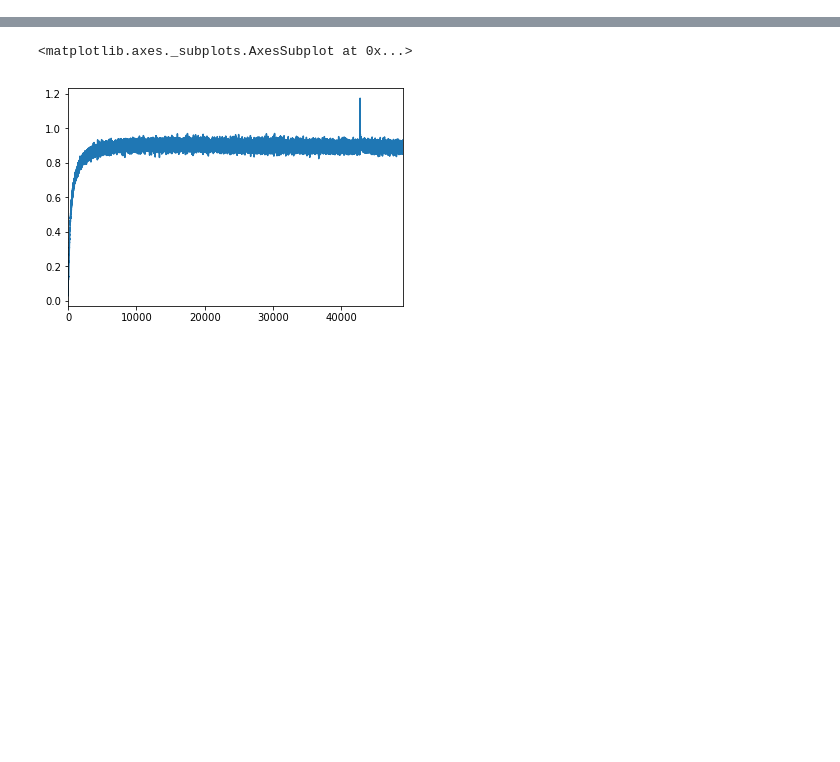
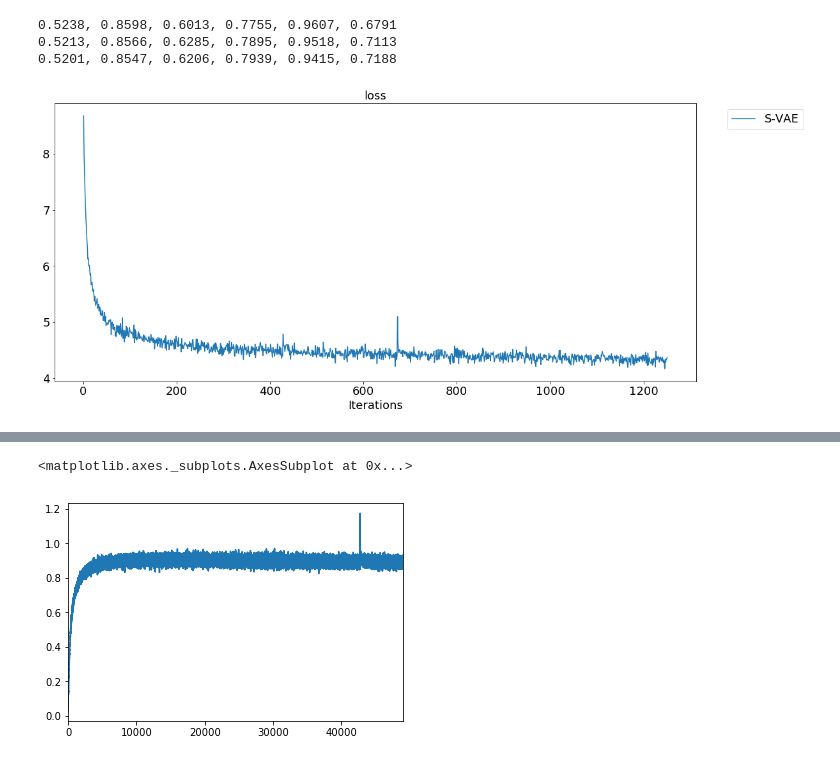
Before and after one commit to t-jamano/workspace, a Jupyter notebook: Visualise Results Week12.ipynb, the cells around one changed output, grey strips where cells are left out. Saved outputs shown, nothing was run; the diff lists cells and outputs as text; code cells hidden in the pictures; blank space fills up the shorter version.

```diff
--- a/Visualise Results Week12.ipynb
+++ b/Visualise Results Week12.ipynb
@@ -13,0 +48,31 @@ df3 = pd.read_csv(filename.replace(".res", ".model.csv"), header=0, sep=";")
+# %%
+def visualise(results, focus=["MayFlower", "JuneFlower", "JulyFlower", "Quora", "Paraphrase", "STS"], legends=None, save=None, earlyStop=None, width=18, height=2, mode="large"):
+
+    plt.figure(figsize=(width, height))
+
+    plt_num = len(focus)
+
+    for i in range(plt_num):
+        plt.subplot(1, plt_num, i+1)
+
+        for r in results:
+            if earlyStop != None:
+                plt.plot([(i+1) for i in range(earlyStop)], r[1][focus[i]][:earlyStop])
+            else:
+                plt.plot([(i+1) for i in range(len(r[focus[i]]))], list(r[focus[i]].values()))
+
+        plt.title(focus[i], fontsize=18)
+        plt.xlabel('Iterations', fontsize=18)
+
+
+
+    if legends == None:
+        plt.legend([i["model"][0] for i in results],bbox_to_anchor=(1.04,1), loc="upper left", prop={'size':18})
+    else:
+        plt.legend([i for i in legends],bbox_to_anchor=(1.04,1), loc="upper left", prop={'size':18})
+
+
+    plt.subplots_adjust(wspace=0.3)
+    if save != None:
+        plt.savefig('/work/png/%s' %save, bbox_inches='tight',pad_inches=1, dpi=300)
+    plt.show()
@@ -13,0 +104,11 @@ df3 = pd.read_csv(filename.replace(".res", ".model.csv"), header=0, sep=";")
+# %%
+for i in [s2s, aae_s2s, small_dssm]:
+    print(agg_results(i, "max"))
+# %% [output]
+0.5238, 0.8598, 0.6013, 0.7755, 0.9607, 0.6791
+0.5213, 0.8566, 0.6285, 0.7895, 0.9518, 0.7113
+0.5201, 0.8547, 0.6206, 0.7939, 0.9415, 0.7188
+# %%
+visualise([vae], focus=["loss"], save="vae_loss", height=8, legends=["S-VAE"])
+# %% [output]
+[figure, added]
```
Also changed, not shown: parts of 43 cells of this notebook, 4 other files.
